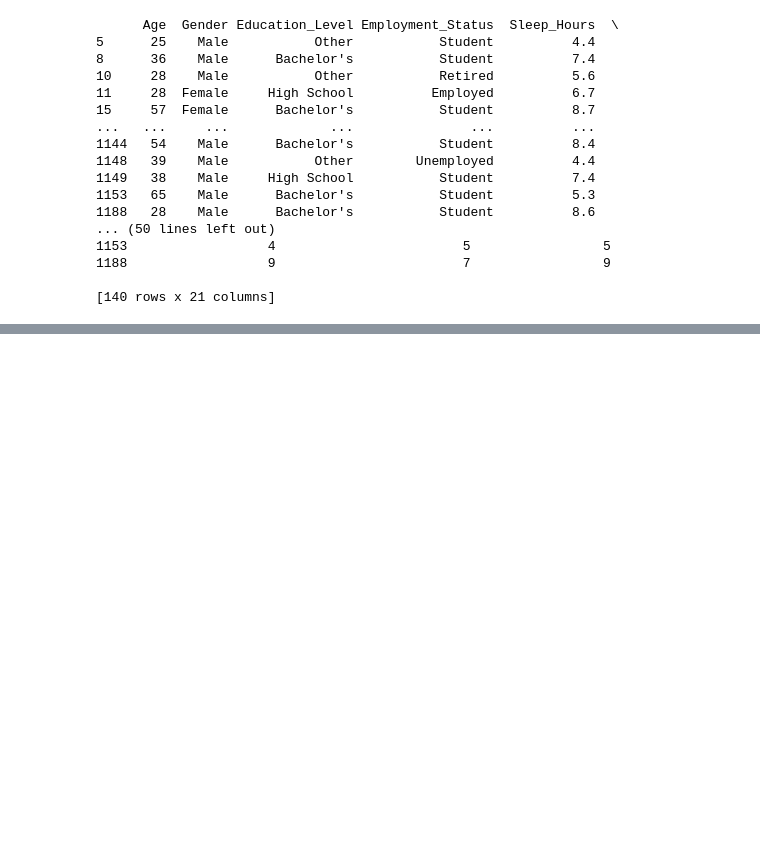
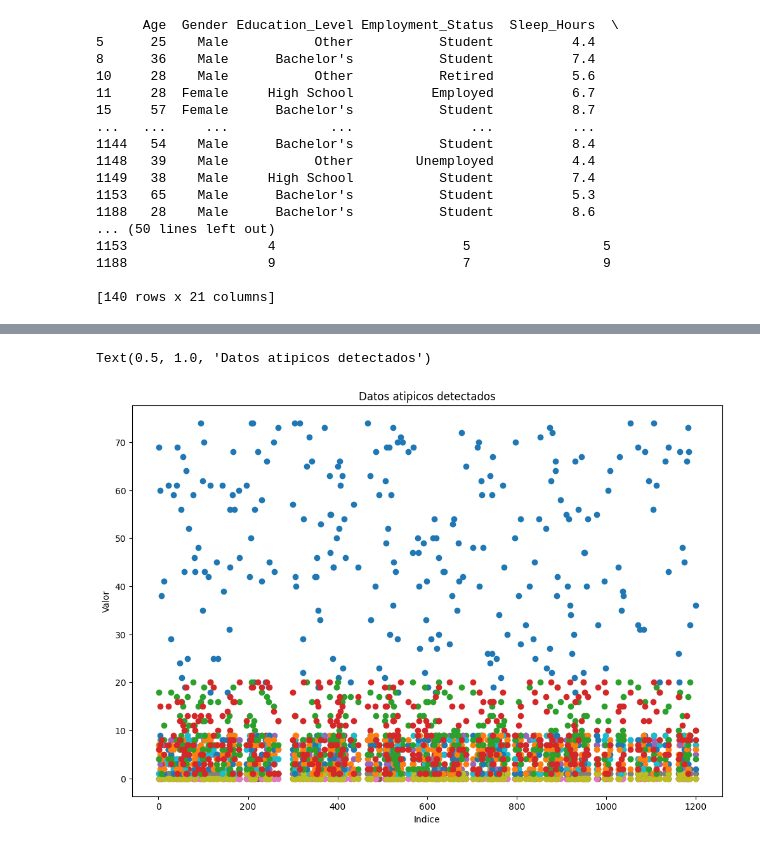
Before and after one commit to utm-ic/pr1-2-data-manipulation-Geography-OS, a Jupyter notebook: reporte_mentalhealt.ipynb, the cells around one changed output, grey strips where cells are left out. Saved outputs shown, nothing was run; the diff lists cells and outputs as text; code cells hidden in the pictures; blank space fills up the shorter version.

Commit message:
Deteccion de atipicos

```diff
--- a/reporte_mentalhealt.ipynb
+++ b/reporte_mentalhealt.ipynb
@@ -253,8 +334,25 @@ print(outliers)
 # %%
-# cuantiles intercuatilico
-Q1 = df.quantile(0.25)
-Q3 = df.quantile(0.75)
+# Detección de outliers por el método intercuartilico, lo haremos sobre las columnas numéricas
+ColsNumMentalH = [
+    'Age',
+    'Social_Support_Score',
+    'Anxiety_Score',
+    'Depression_Score',
+    'Stress_Level',
+    'Family_History_Mental_Illness',
+    'Chronic_Illnesses',
+    'Therapy',
+    'Meditation',
+    'Financial_Stress',
+    'Work_Stress',
+    'Self_Esteem_Score',
+    'Life_Satisfaction_Score',
+    'Loneliness_Score'
+    ]
+Q1 = Df_MentalHealt[ColsNumMentalH].quantile(0.25)
+Q3 = Df_MentalHealt[ColsNumMentalH].quantile(0.75)
 IQR = Q3 - Q1
-
-outliers = df[((df < (Q1 - 1.5 * IQR)) | (df > (Q3 + 1.5 * IQR))).any(axis=1)]
+condition = ((Df_MentalHealt[ColsNumMentalH] < (Q1 - 1.5 * IQR)) | (Df_MentalHealt[ColsNumMentalH] > (Q3 + 1.5 * IQR))).any(axis=1)
+outliers = Df_MentalHealt[condition]
+print("Datos atípicos encontrados, para las columnas numéricas!")
 print(outliers)
@@ -260,0 +380,17 @@ print(outliers)
+# %%
+import matplotlib.pyplot as plt
+
+#Crearemos la figura base
+fig, ax = plt.subplots(figsize=(12,8))
+
+#Grafica de los datos atípicos
+for column in ColsNumMentalH:
+    ax.scatter(outliers.index, outliers[column], label=column)
+
+#Añadiendo etiquetas
+ax.set_xlabel('Indice')
+ax.set_ylabel('Valor')
+ax.set_title('Datos atipicos detectados')
+# %% [output]
+Text(0.5, 1.0, 'Datos atipicos detectados')
+[figure, added]
```
Also changed, not shown: parts of 10 cells of this notebook.
